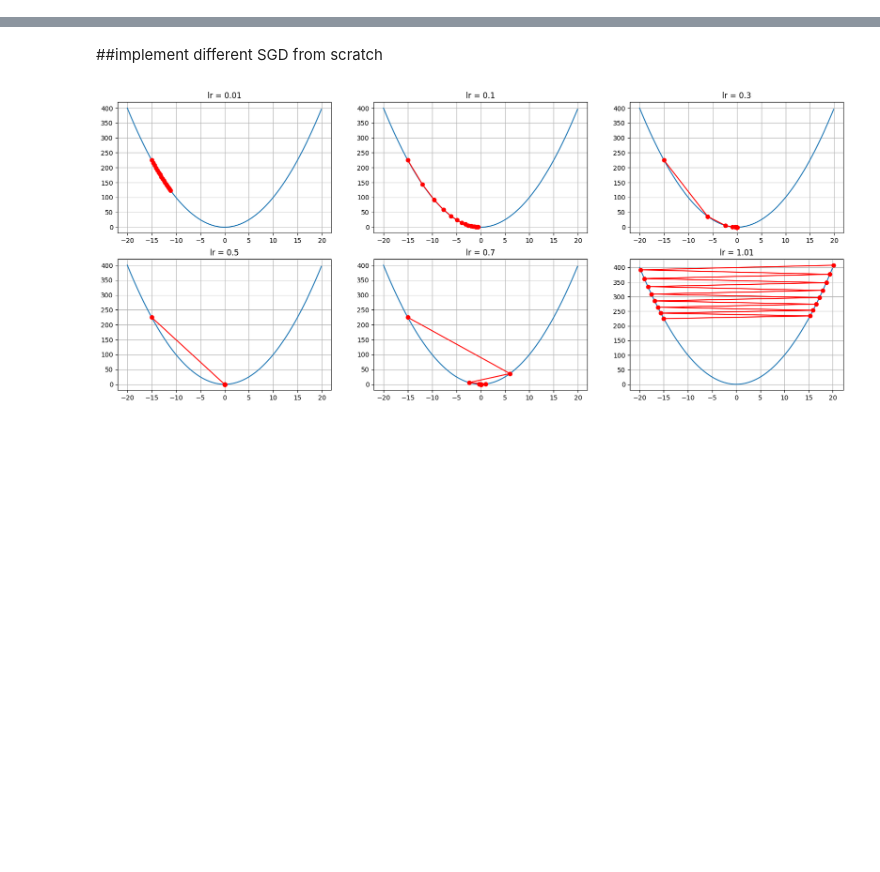
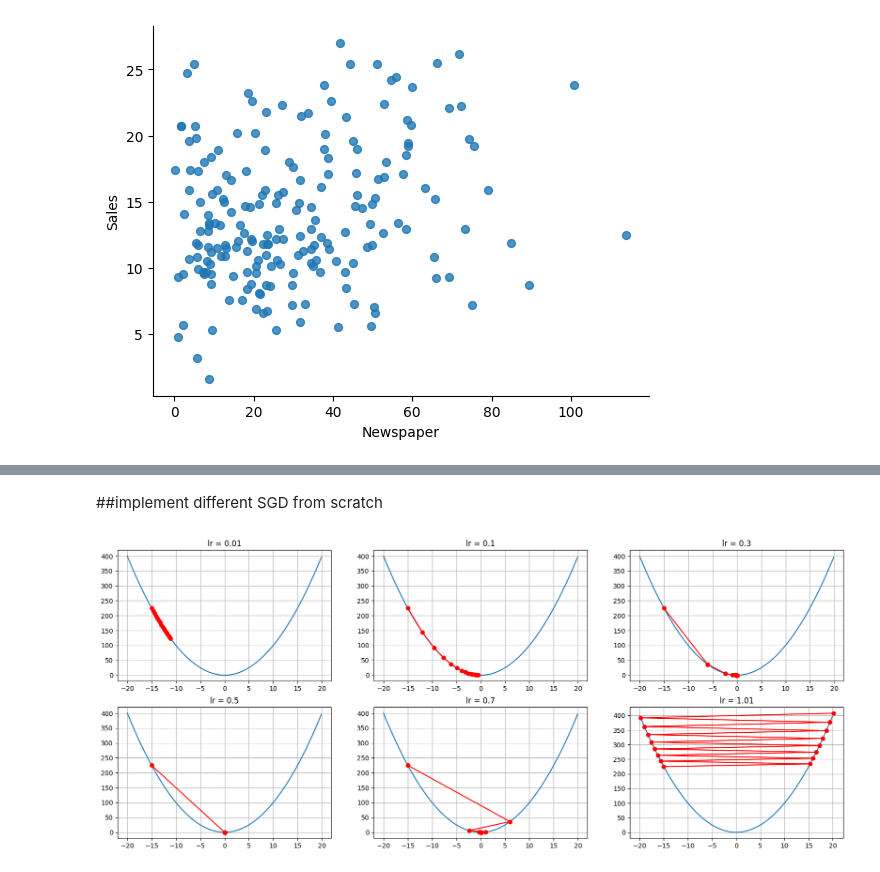
Before and after one commit to amirgarsha/ann_MK, a Jupyter notebook: SGD.ipynb, the cells around one changed output, grey strips where cells are left out. Drawn from its saved outputs; the diff is of its cells as text; code cells hidden in the pictures; blank space fills up the shorter version.

```diff
--- a/SGD.ipynb
+++ b/SGD.ipynb
@@ -1,2 +1,6 @@
 # %% [markdown]
 <a href="https://colab.research.google.com/github/amirgarsha/ann_MK/blob/main/SGD.ipynb" target="_parent"><img src="https://colab.research.google.com/assets/colab-badge.svg" alt="Open In Colab"/></a>
+# %%
+import pandas as pd
+df_test = pd.read_csv("Advertising.csv")
+df_test.head()
@@ -2,0 +14,8 @@
+# %%
+# @title Newspaper vs Sales
+
+from matplotlib import pyplot as plt
+df_test.plot(kind='scatter', x='Newspaper', y='Sales', s=32, alpha=.8)
+plt.gca().spines[['top', 'right',]].set_visible(False)
+# %% [output]
+[figure, added]
```
Also changed, not shown: parts of 6 cells of this notebook.
